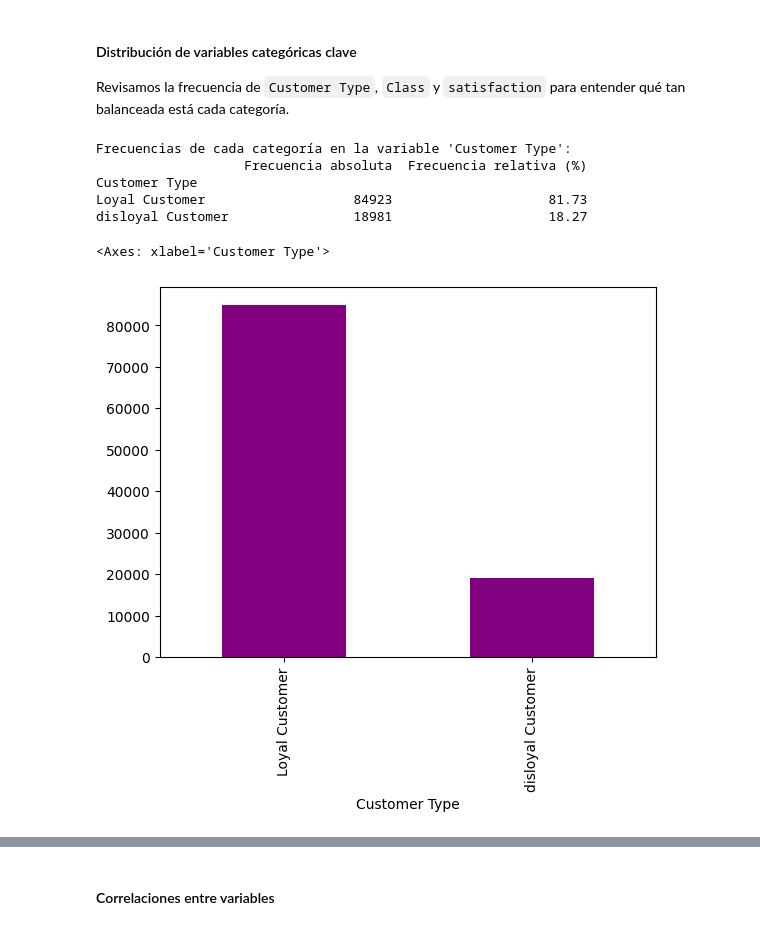
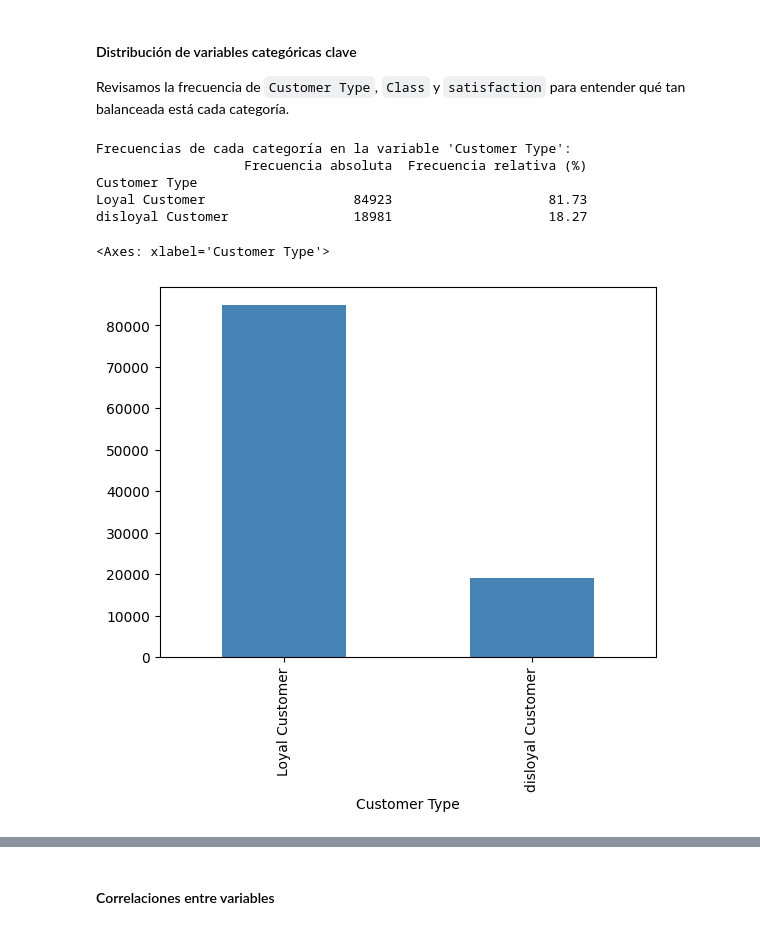
Before and after one commit to FIUBA-Posgrado-Inteligencia-Artificial/aprMaqI_CEIA, a Jupyter notebook: trabajo_practico/desarrollo.ipynb, the cells around one changed output, grey strips where cells are left out. Saved outputs shown, nothing was run; the diff lists cells and outputs as text; code cells hidden in the pictures.

```diff
--- a/trabajo_practico/desarrollo.ipynb
+++ b/trabajo_practico/desarrollo.ipynb
@@ -377,14 +383,14 @@ memory usage: 5.8 MB
 Revisamos la frecuencia de `Customer Type`, `Class` y `satisfaction` para entender qué tan balanceada está cada categoría.
 # %%
 freq, freq_rel = get_frecuency(df_analysis, "Customer Type")
-freq.plot(kind='bar', xlabel='Customer Type', color='purple')
+freq.plot(kind='bar', xlabel='Customer Type', color='steelblue')
 # %% [output]
 Frecuencias de cada categoría en la variable 'Customer Type':
                    Frecuencia absoluta  Frecuencia relativa (%)
 Customer Type
 Loyal Customer                   84923                    81.73
 disloyal Customer                18981                    18.27
 <Axes: xlabel='Customer Type'>
-[figure, old version]
+[figure, new version]
 # %%
 freq, freq_rel = get_frecuency(df_analysis, "Class")
```
Also changed, not shown: parts of 33 cells of this notebook.
